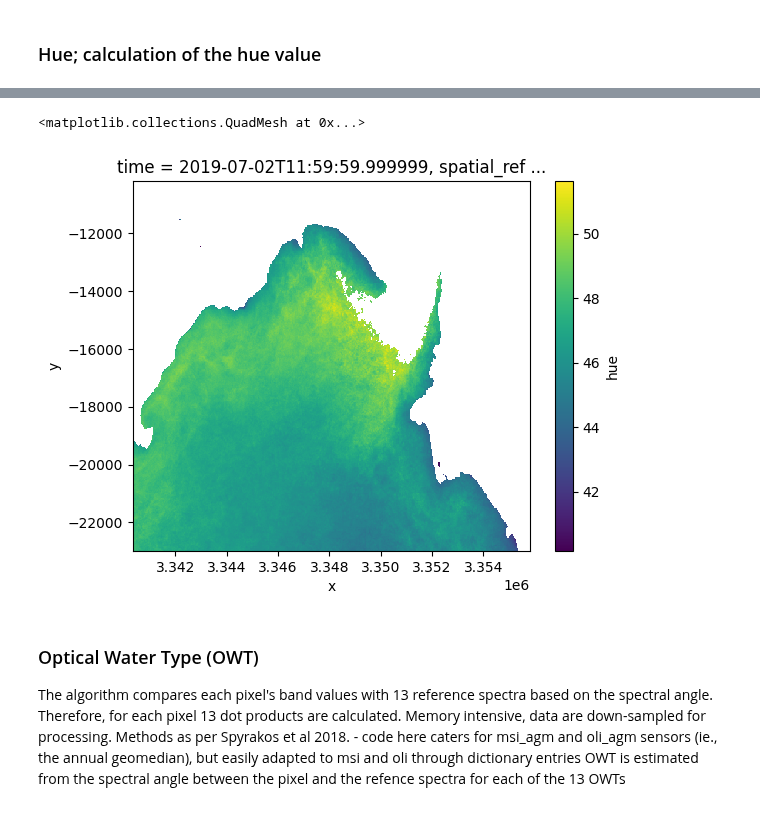
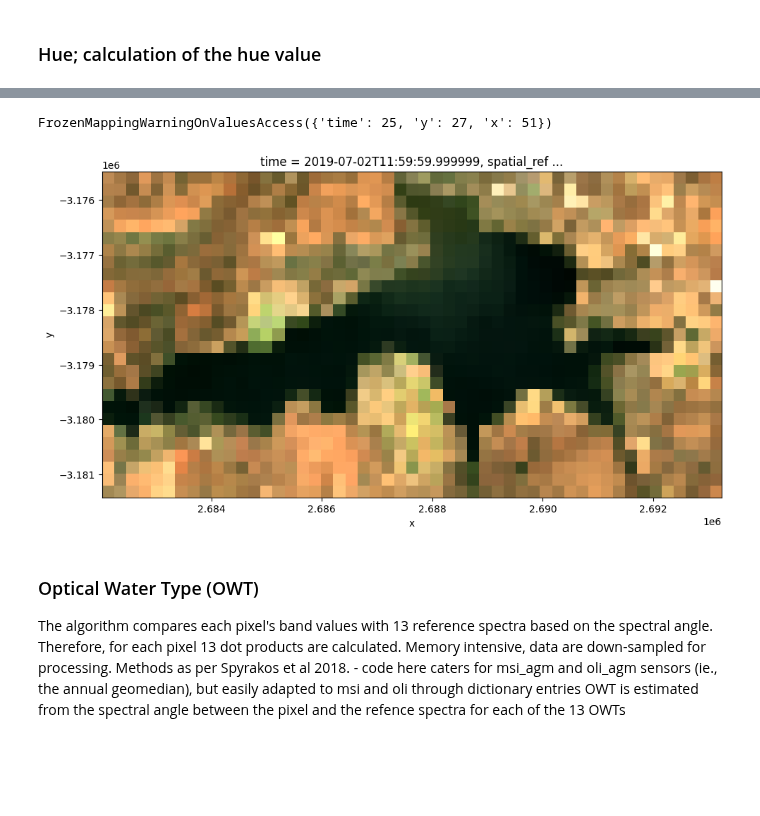
Before and after one commit to vikineema/deafrica_water_quality, a Jupyter notebook: WP1.2/WQ package 1.2.ipynb, the cells around one changed output, grey strips where cells are left out. Drawn from its saved outputs; the diff is of its cells as text; code cells hidden in the pictures; blank space fills up the shorter version.

```diff
--- a/WP1.2/WQ package 1.2.ipynb
+++ b/WP1.2/WQ package 1.2.ipynb
@@ -145,5 +145,5 @@ ds   = water_analysis(ds,
                    wofs_varname             = 'wofs_ann_freq',
                    permanent_water_threshold= PWT,
                    sigma_coefficient        = SC,
-                   verbose                  = verbose,
+                   verbose                  = True,
                    test                     = test)
@@ -484,8 +504,11 @@ Average Hue values post-ajustment : [ nan  nan  nan  nan  nan  nan  nan  nan  na
+# %%
+ds.dims
+# %% [output]
+FrozenMappingWarningOnValuesAccess({'time': 25, 'y': 27, 'x': 51})
 # %%
-ds.isel(time=19).hue.plot()
+rgb(ds,bands=['msi04_agm','msi03_agm','msi02_agm'],index=19,index_dim='time')
 # %% [output]
-<matplotlib.collections.QuadMesh at 0x...>
-[figure, old version]
+[figure, new version]
 # %% [markdown]
 ### Optical Water Type (OWT)
 The algorithm compares each pixel's band values with 13 reference spectra based on the spectral angle. Therefore, for each pixel 13 dot products are calculated.
```
Also changed, not shown: parts of 10 cells of this notebook.
